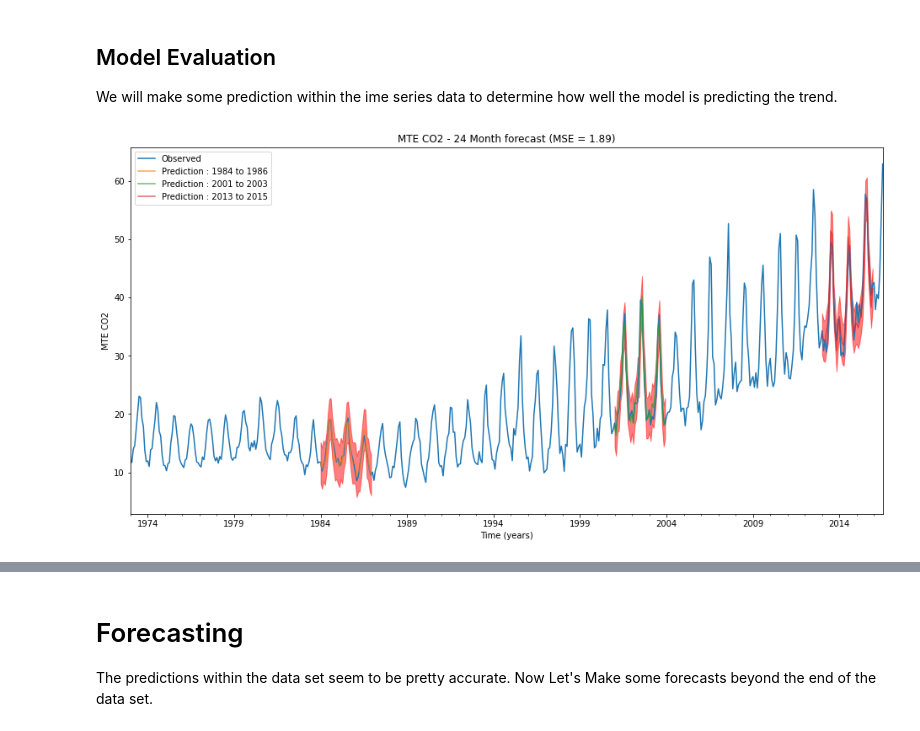
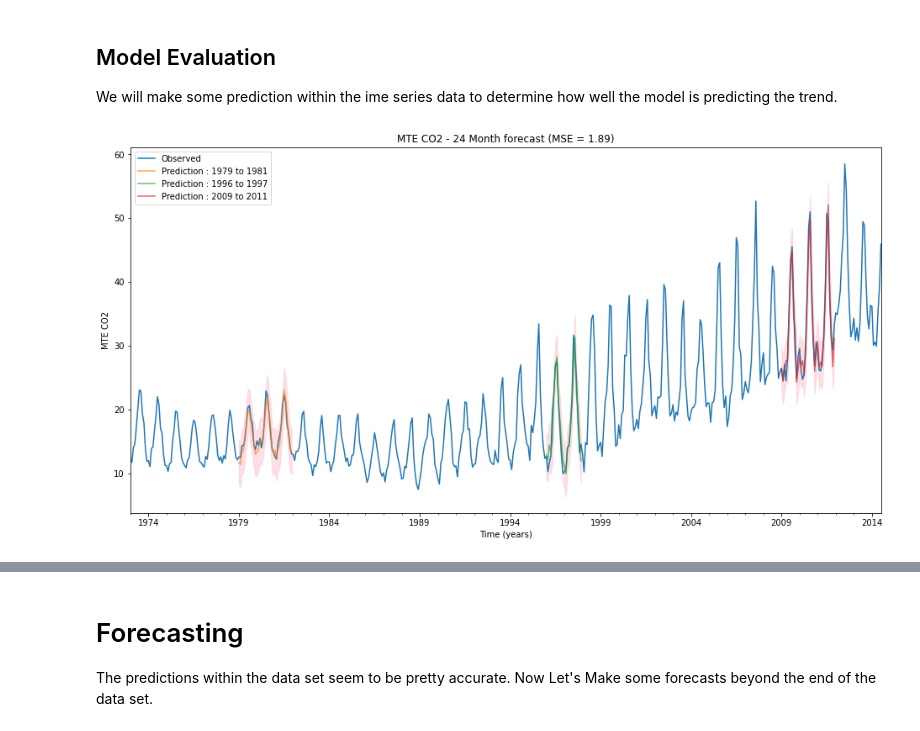
Before and after one commit to richsharples/MIT-DS, a Jupyter notebook: CapstoneFinal.ipynb, the cells around one changed output, grey strips where cells are left out. Drawn from its saved outputs; the diff is of its cells as text; code cells hidden in the pictures.

```diff
--- a/CapstoneFinal.ipynb
+++ b/CapstoneFinal.ipynb
@@ -115,12 +124,7 @@ mte = pd.to_numeric(mte,errors = 'coerce')
 
 # mte - monnthly total emmissions is our baseline data series.
 
-print ( "number of rows", mte.count())
-print ( "invalid rows",mte.isnull().sum())
-
-start_date = mte.index[0].strftime("%m/%Y")
-end_date = mte.index[mte.count()-1].strftime("%m/%Y")
-print ( "time series range %s to %s" %(start_date,end_date))
+SummarizeDS(mte)
 # %% [output]
 number of rows 523
 invalid rows 0
@@ -237,0 +248,9 @@ This suggests AR(1) would be appropriate.
+# %%
+mte_test = mte[499:]
+mte = mte[:499]
+
+print ("Training Data :")
+SummarizeDS(mte)
+
+print ("Test Data :")
+SummarizeDS(mte_test)
@@ -354,5 +382,5 @@ Top 3 models
 # %%
 # Plot and evaluate the best model so we can compare it to our manual model
 
-results = EvalSARIMA (mte_dif,(1, 1, 1) , (0, 0, 1, 12))
+results = EvalSARIMA (mte,(1, 1, 1) , (0, 1, 1, 12))
 # %% [output]
@@ -367,35 +395,39 @@ We will make some prediction within the ime series data to determine how well th
 
 plt.figure(figsize=(16,8))
 
-ax = mte_diff.plot(label='Observed')
+ax = mte.plot(label='Observed')
 ax.set_xlabel('Time (years)')
 ax.set_ylabel('MTE CO2')
 
 
 # Compute the mean square error
-mse=mean_squared_error(results.fittedvalues,mte, squared=False)
+mse=mean_squared_error(mte, results.fittedvalues, squared=False)
 
 plt.title('MTE CO2 - 24 Month forecast (MSE = {})'.format(round(mse, 2)))
 
 # Some random 2-year ranges to predict
-preds = [['1984','1986'],['2001','2003'],['2013','2015']]
+preds = [['1979','1981'],
+         ['1996','1997'],
+         ['2009','2011']]
 
 for start_date,end_date in preds :
   pr = results.get_prediction(start = start_date, end = end_date, dynamic=False)
+
+  # Plot predictions with confidence intervals against known values
 
   pr_ci = pr.conf_int()
   pr_ci.head()
 
   label = "Prediction : {start} to {end}".format(start=start_date,end=end_date)
 
   pr.predicted_mean.plot(ax=ax, label=label, alpha=.7)
 
   ax.fill_between(pr_ci.index,
                 pr_ci.iloc[:, 0],
-                pr_ci.iloc[:, 1], color='red', alpha=.5)
+                pr_ci.iloc[:, 1], color='pink', alpha=.5)
 
 plt.legend()
 
 plt.show()
 # %% [output]
-[figure, old version]
+[figure, new version]
```
Also changed, not shown: parts of 11 cells of this notebook.
